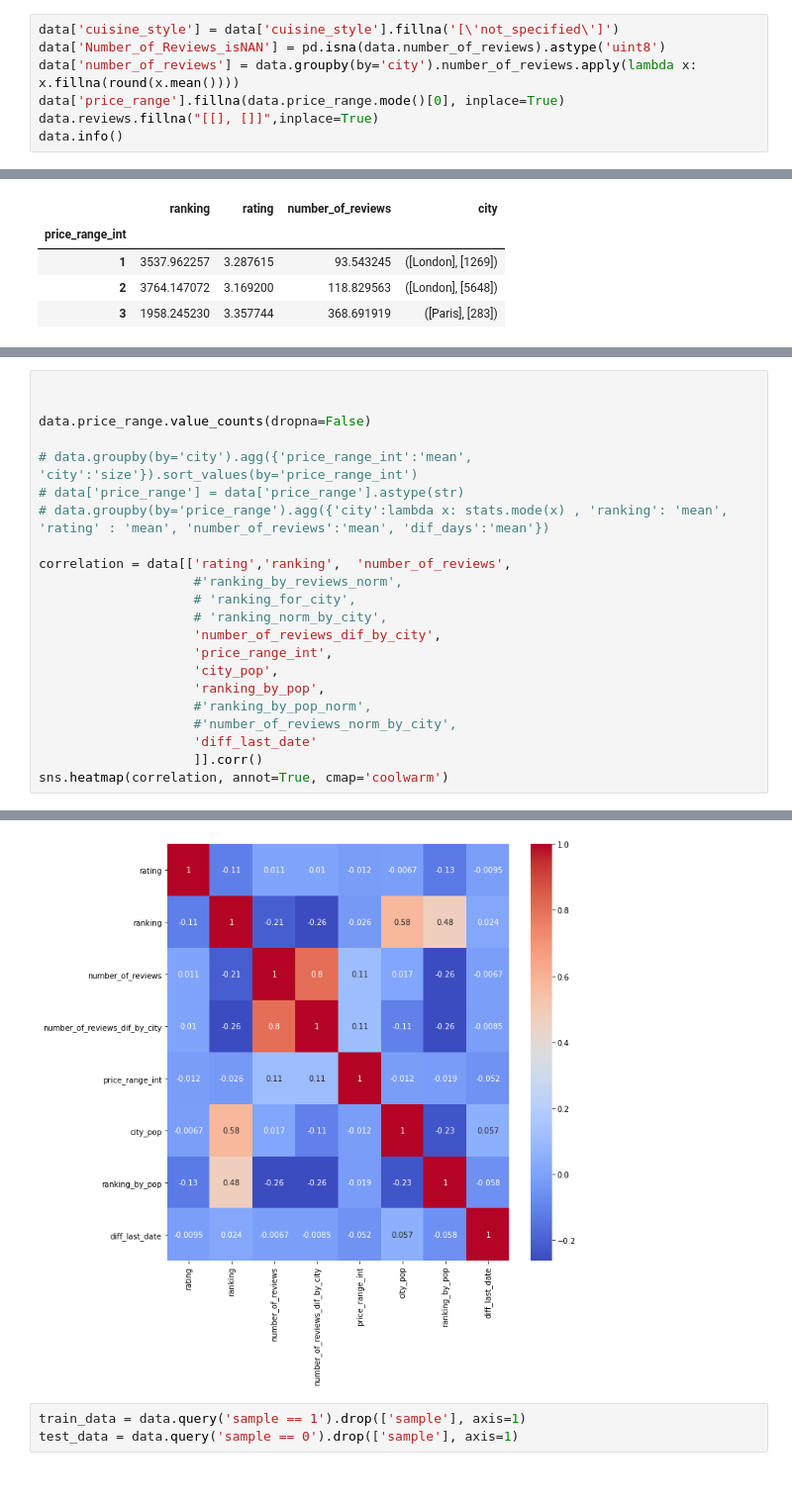
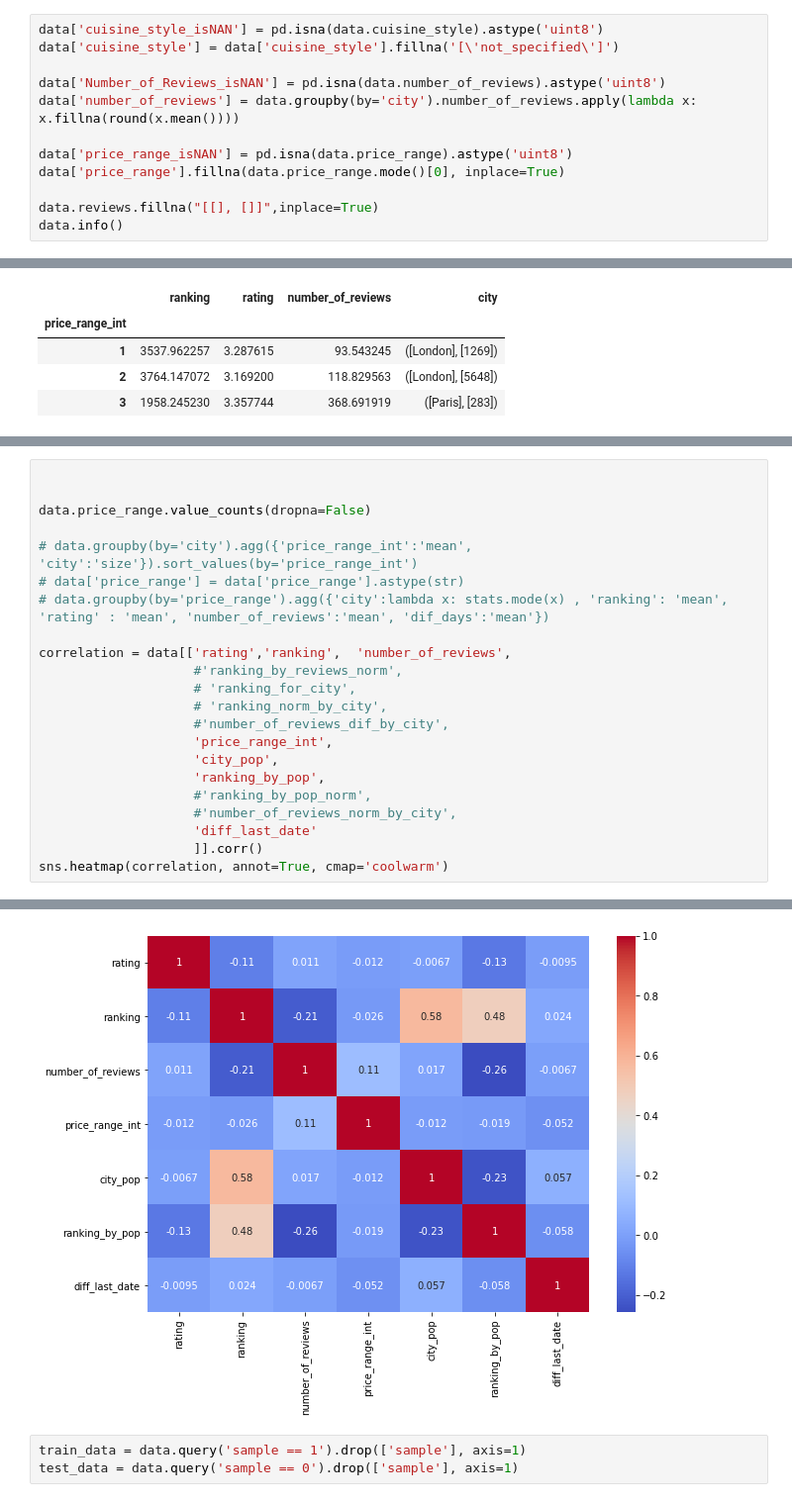
Before and after one commit to aberkoveo/skillfactory, a Jupyter notebook: Projects/Project_3/Проект_3_О_вкусной_и_здоровой_пище.ipynb, the cells around one changed output, grey strips where cells are left out. Shown at 99% size. Drawn from its saved outputs; the diff is of its cells as text.

```diff
--- a/Projects/Project_3/Проект_3_О_вкусной_и_здоровой_пище.ipynb
+++ b/Projects/Project_3/Проект_3_О_вкусной_и_здоровой_пище.ipynb
@@ -78,10 +78,15 @@ memory usage: 4.2+ MB
 # %% [markdown]
 # Обработка NaN
 # %%
+data['cuisine_style_isNAN'] = pd.isna(data.cuisine_style).astype('uint8')
 data['cuisine_style'] = data['cuisine_style'].fillna('[\'not_specified\']')
+
 data['Number_of_Reviews_isNAN'] = pd.isna(data.number_of_reviews).astype('uint8')
 data['number_of_reviews'] = data.groupby(by='city').number_of_reviews.apply(lambda x: x.fillna(round(x.mean())))
+
+data['price_range_isNAN'] = pd.isna(data.price_range).astype('uint8')
 data['price_range'].fillna(data.price_range.mode()[0], inplace=True)
+
 data.reviews.fillna("[[], []]",inplace=True)
 data.info()
 # %% [output]
@@ -229,28 +245,28 @@ array([[<matplotlib.axes._subplots.AxesSubplot object at 0x...>,
 # %%
 
 
 data.price_range.value_counts(dropna=False)
 
 # data.groupby(by='city').agg({'price_range_int':'mean', 'city':'size'}).sort_values(by='price_range_int')
 # data['price_range'] = data['price_range'].astype(str)
 # data.groupby(by='price_range').agg({'city':lambda x: stats.mode(x) , 'ranking': 'mean', 'rating' : 'mean', 'number_of_reviews':'mean', 'dif_days':'mean'})
 
 correlation = data[['rating','ranking',  'number_of_reviews',
                     #'ranking_by_reviews_norm',
                     # 'ranking_for_city',
                     # 'ranking_norm_by_city',
-                    'number_of_reviews_dif_by_city',
+                    #'number_of_reviews_dif_by_city',
                     'price_range_int',
                     'city_pop',
                     'ranking_by_pop',
                     #'ranking_by_pop_norm',
                     #'number_of_reviews_norm_by_city',
                     'diff_last_date'
                     ]].corr()
 sns.heatmap(correlation, annot=True, cmap='coolwarm')
 # %% [output]
 <matplotlib.axes._subplots.AxesSubplot at 0x...>
-[figure, old version]
+[figure, new version]
 # %%
 train_data = data.query('sample == 1').drop(['sample'], axis=1)
 test_data = data.query('sample == 0').drop(['sample'], axis=1)
```
Also changed, not shown: parts of 11 cells of this notebook, 1 other file.
